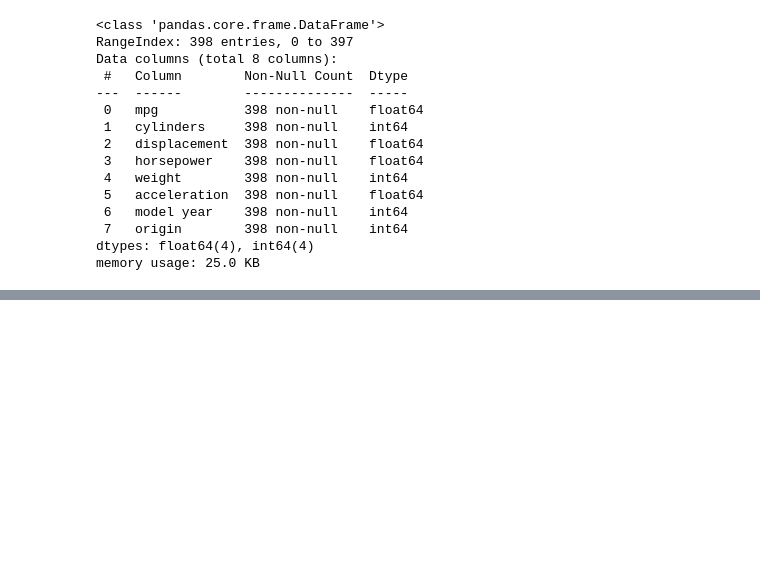
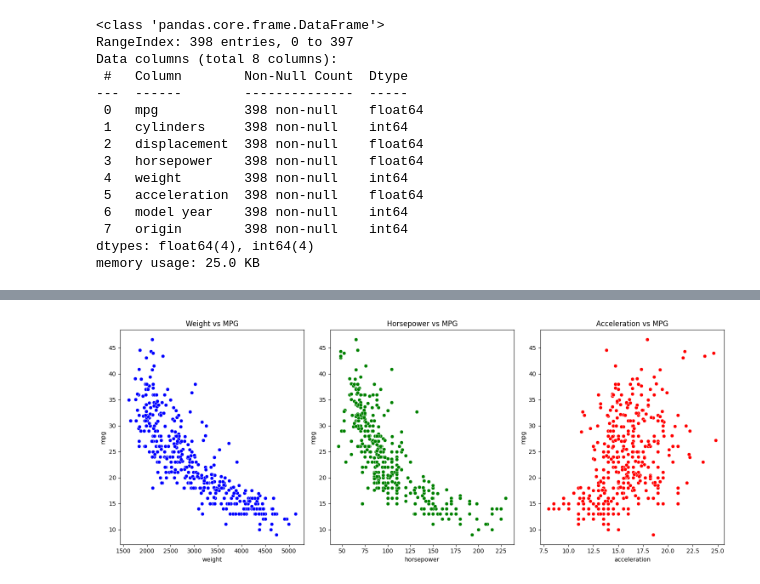
Before and after one commit to Mohamedsadek12/auto-mpg-Dataset, a Jupyter notebook: Auto_mpg_dataset.ipynb, the cells around one changed output, grey strips where cells are left out. Cells and saved outputs as stored; diff of their text form; code cells hidden in the pictures; blank space fills up the shorter version.

```diff
--- a/Auto_mpg_dataset.ipynb
+++ b/Auto_mpg_dataset.ipynb
@@ -141,0 +200,20 @@ df.head()
+# %%
+# Scatterplots with Target
+plt.figure(figsize=(15,6))
+
+plt.subplot(1,3,1)
+sns.scatterplot(x=df["weight"], y=df["mpg"], color="blue")
+plt.title("Weight vs MPG")
+
+plt.subplot(1,3,2)
+sns.scatterplot(x=df["horsepower"], y=df["mpg"], color="green")
+plt.title("Horsepower vs MPG")
+
+plt.subplot(1,3,3)
+sns.scatterplot(x=df["acceleration"], y=df["mpg"], color="red")
+plt.title("Acceleration vs MPG")
+
+plt.tight_layout()
+plt.show()
+# %% [output]
+[figure, added]
```
Also changed, not shown: parts of 17 cells of this notebook, 1 other file.
